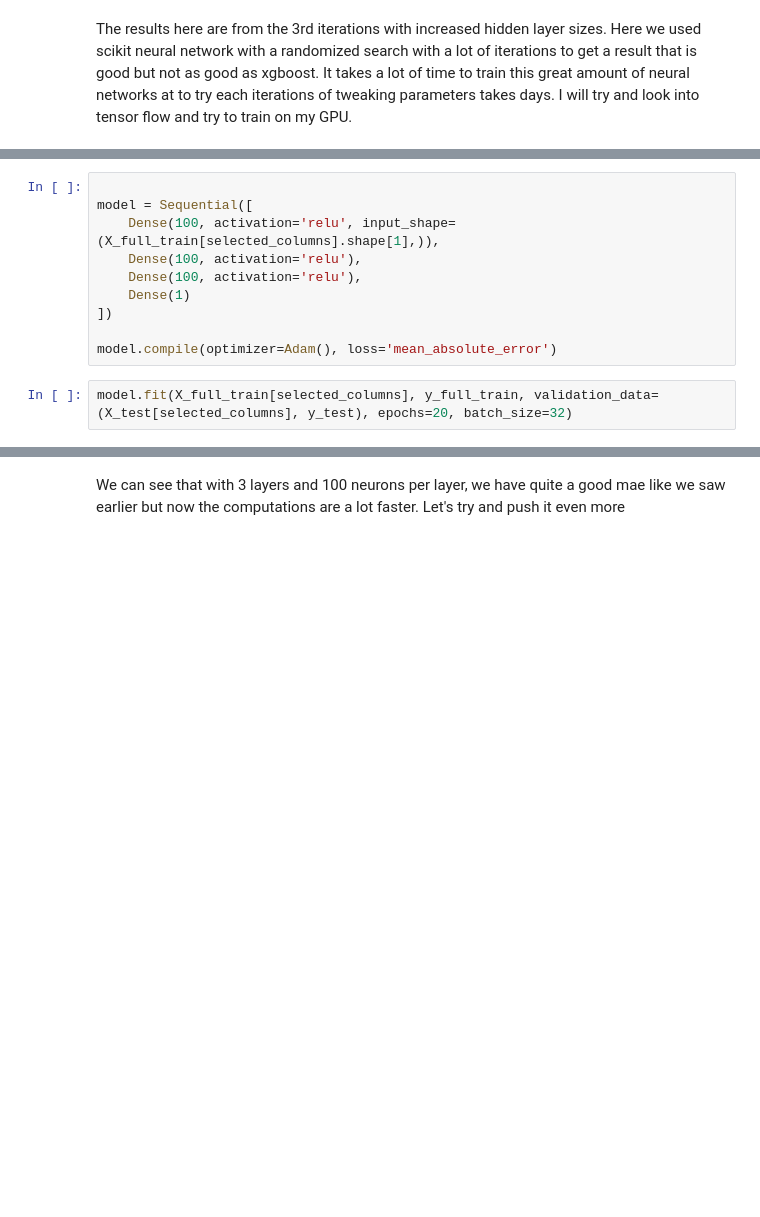
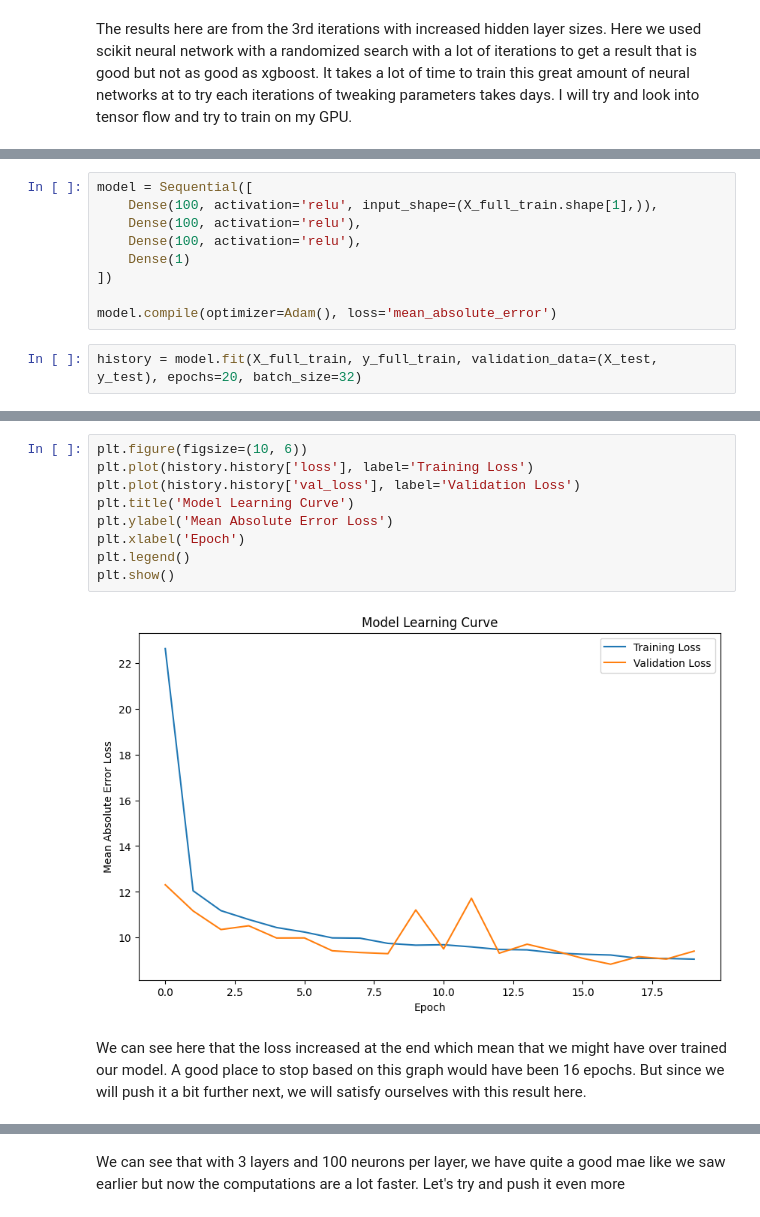
Before and after one commit to crackmax/machine_learning_wind_turbine, a Jupyter notebook: start_here.ipynb, the cells around one changed output, grey strips where cells are left out. Cells and saved outputs as stored; diff of their text form; blank space fills up the shorter version.

```diff
--- a/start_here.ipynb
+++ b/start_here.ipynb
@@ -670,7 +754,6 @@ I will use my NVDIA RTX2070 with pytorch as it provides gpu compatibility using
 # %%
-
 model = Sequential([
-    Dense(100, activation='relu', input_shape=(X_full_train[selected_columns].shape[1],)),
+    Dense(100, activation='relu', input_shape=(X_full_train.shape[1],)),
     Dense(100, activation='relu'),
     Dense(100, activation='relu'),
     Dense(1)
@@ -678,6 +761,6 @@ model = Sequential([
 
 model.compile(optimizer=Adam(), loss='mean_absolute_error')
 # %%
-model.fit(X_full_train[selected_columns], y_full_train, validation_data=(X_test[selected_columns], y_test), epochs=20, batch_size=32)
+history = model.fit(X_full_train, y_full_train, validation_data=(X_test, y_test), epochs=20, batch_size=32)
 # %% [output]
 Epoch 1/20
@@ -701,2 +783,15 @@ Epoch 20/20
+# %%
+plt.figure(figsize=(10, 6))
+plt.plot(history.history['loss'], label='Training Loss')
+plt.plot(history.history['val_loss'], label='Validation Loss')
+plt.title('Model Learning Curve')
+plt.ylabel('Mean Absolute Error Loss')
+plt.xlabel('Epoch')
+plt.legend()
+plt.show()
+# %% [output]
+[figure, added]
+# %% [markdown]
+We can see here that the loss increased at the end which mean that we might have over trained our model. A good place to stop based on this graph would have been 16 epochs. But since we will push it a bit further next, we will satisfy ourselves with this result here.
 # %%
 pred_tensor = model.predict(X_test)
```
Also changed, not shown: parts of 70 cells of this notebook.
